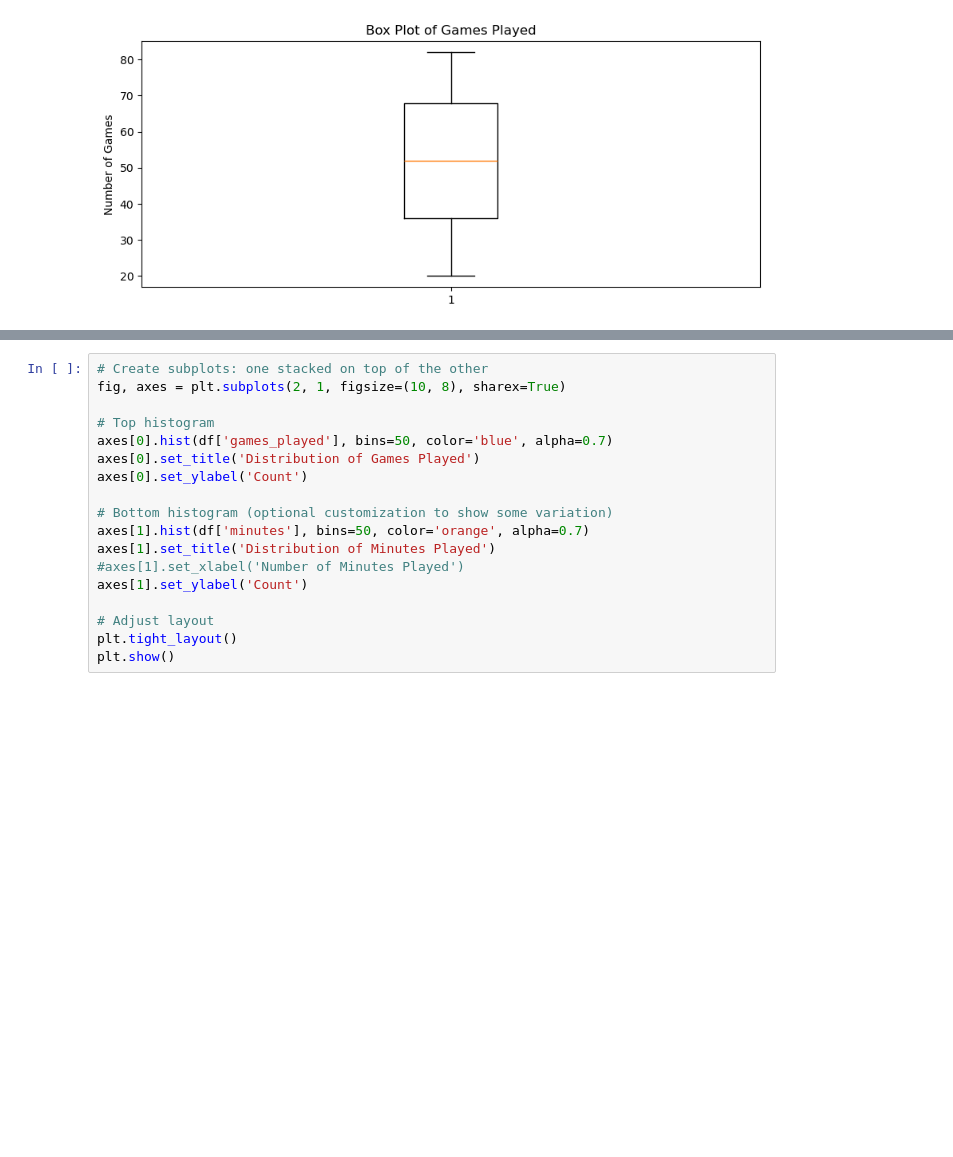
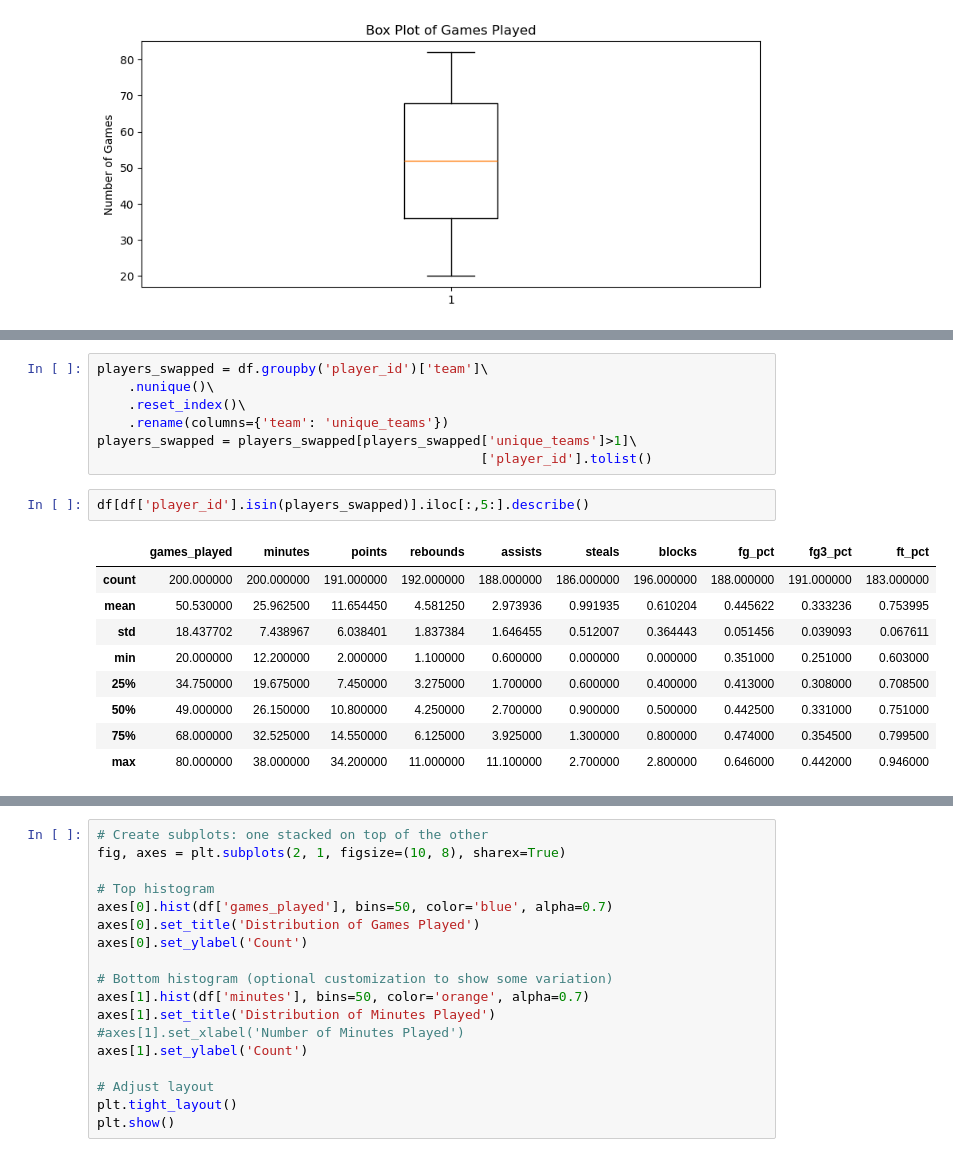
Before and after one commit to mrme77/Fantasy-League-Recommender, a Jupyter notebook: DataAnalysis.ipynb, the cells around one changed output, grey strips where cells are left out. Saved outputs shown, nothing was run; the diff lists cells and outputs as text; blank space fills up the shorter version.

```diff
--- a/DataAnalysis.ipynb
+++ b/DataAnalysis.ipynb
@@ -159,0 +486,19 @@ plt.show();
+# %%
+players_swapped = df.groupby('player_id')['team']\
+    .nunique()\
+    .reset_index()\
+    .rename(columns={'team': 'unique_teams'})
+players_swapped = players_swapped[players_swapped['unique_teams']>1]\
+                                                 ['player_id'].tolist()
+# %%
+df[df['player_id'].isin(players_swapped)].iloc[:,5:].describe()
+# %% [output]
+|  | games_played | minutes | points | rebounds | assists | steals | blocks | fg_pct | fg3_pct | ft_pct |
+| count | 200.000000 | 200.000000 | 191.000000 | 192.000000 | 188.000000 | 186.000000 | 196.000000 | 188.000000 | 191.000000 | 183.000000 |
+| mean | 50.530000 | 25.962500 | 11.654450 | 4.581250 | 2.973936 | 0.991935 | 0.610204 | 0.445622 | 0.333236 | 0.753995 |
+| std | 18.437702 | 7.438967 | 6.038401 | 1.837384 | 1.646455 | 0.512007 | 0.364443 | 0.051456 | 0.039093 | 0.067611 |
+| min | 20.000000 | 12.200000 | 2.000000 | 1.100000 | 0.600000 | 0.000000 | 0.000000 | 0.351000 | 0.251000 | 0.603000 |
+| 25% | 34.750000 | 19.675000 | 7.450000 | 3.275000 | 1.700000 | 0.600000 | 0.400000 | 0.413000 | 0.308000 | 0.708500 |
+| 50% | 49.000000 | 26.150000 | 10.800000 | 4.250000 | 2.700000 | 0.900000 | 0.500000 | 0.442500 | 0.331000 | 0.751000 |
+| 75% | 68.000000 | 32.525000 | 14.550000 | 6.125000 | 3.925000 | 1.300000 | 0.800000 | 0.474000 | 0.354500 | 0.799500 |
+| max | 80.000000 | 38.000000 | 34.200000 | 11.000000 | 11.100000 | 2.700000 | 2.800000 | 0.646000 | 0.442000 | 0.946000 |
```
Also changed, not shown: parts of 25 cells of this notebook, 1 other file.
